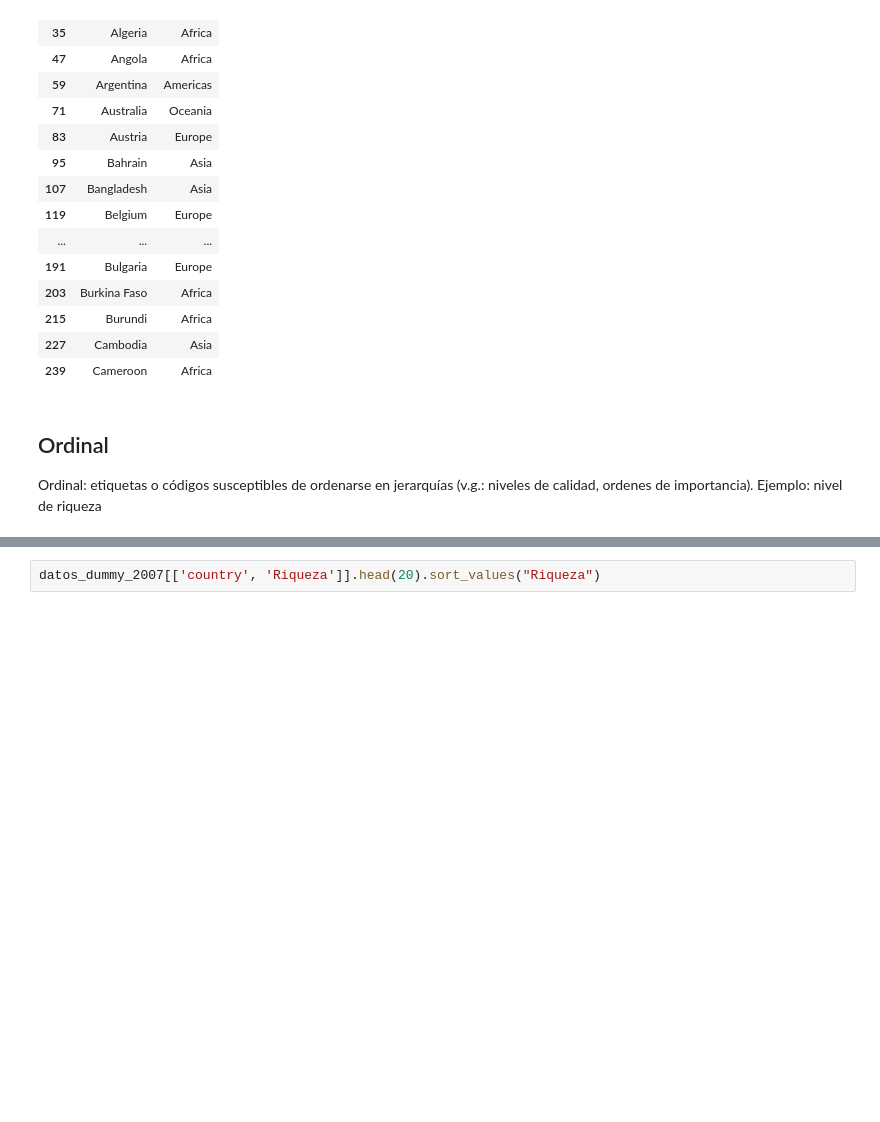
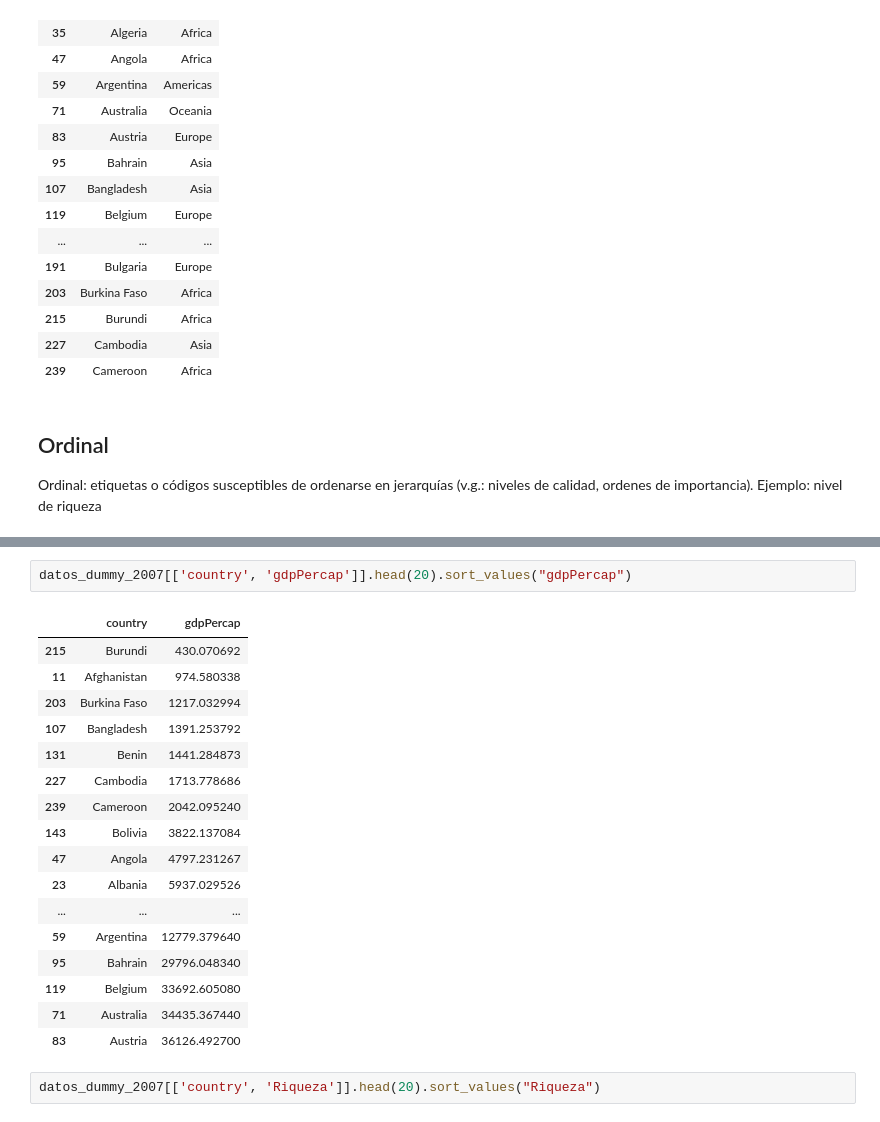
Before and after one commit to aleistermi/statistics_centro, a Jupyter notebook: notebooks/Clase_1_VF.ipynb, the cells around one changed output, grey strips where cells are left out. Drawn from its saved outputs; the diff is of its cells as text; blank space fills up the shorter version.

```diff
--- a/notebooks/Clase_1_VF.ipynb
+++ b/notebooks/Clase_1_VF.ipynb
@@ -82,3 +103,23 @@ Ordinal: etiquetas o códigos susceptibles de ordenarse en jerarquías (v.g.: ni
+# %%
+datos_dummy_2007[['country', 'gdpPercap']].head(20).sort_values("gdpPercap")
+# %% [output]
+|  | country | gdpPercap |
+| 215 | Burundi | 430.070692 |
+| 11 | Afghanistan | 974.580338 |
+| 203 | Burkina Faso | 1217.032994 |
+| 107 | Bangladesh | 1391.253792 |
+| 131 | Benin | 1441.284873 |
+| 227 | Cambodia | 1713.778686 |
+| 239 | Cameroon | 2042.095240 |
+| 143 | Bolivia | 3822.137084 |
+| 47 | Angola | 4797.231267 |
+| 23 | Albania | 5937.029526 |
+| ... | ... | ... |
+| 59 | Argentina | 12779.379640 |
+| 95 | Bahrain | 29796.048340 |
+| 119 | Belgium | 33692.605080 |
+| 71 | Australia | 34435.367440 |
+| 83 | Austria | 36126.492700 |
 # %%
 datos_dummy_2007[['country', 'Riqueza']].head(20).sort_values("Riqueza")
 # %% [output]
```
Also changed, not shown: parts of 8 cells of this notebook.
